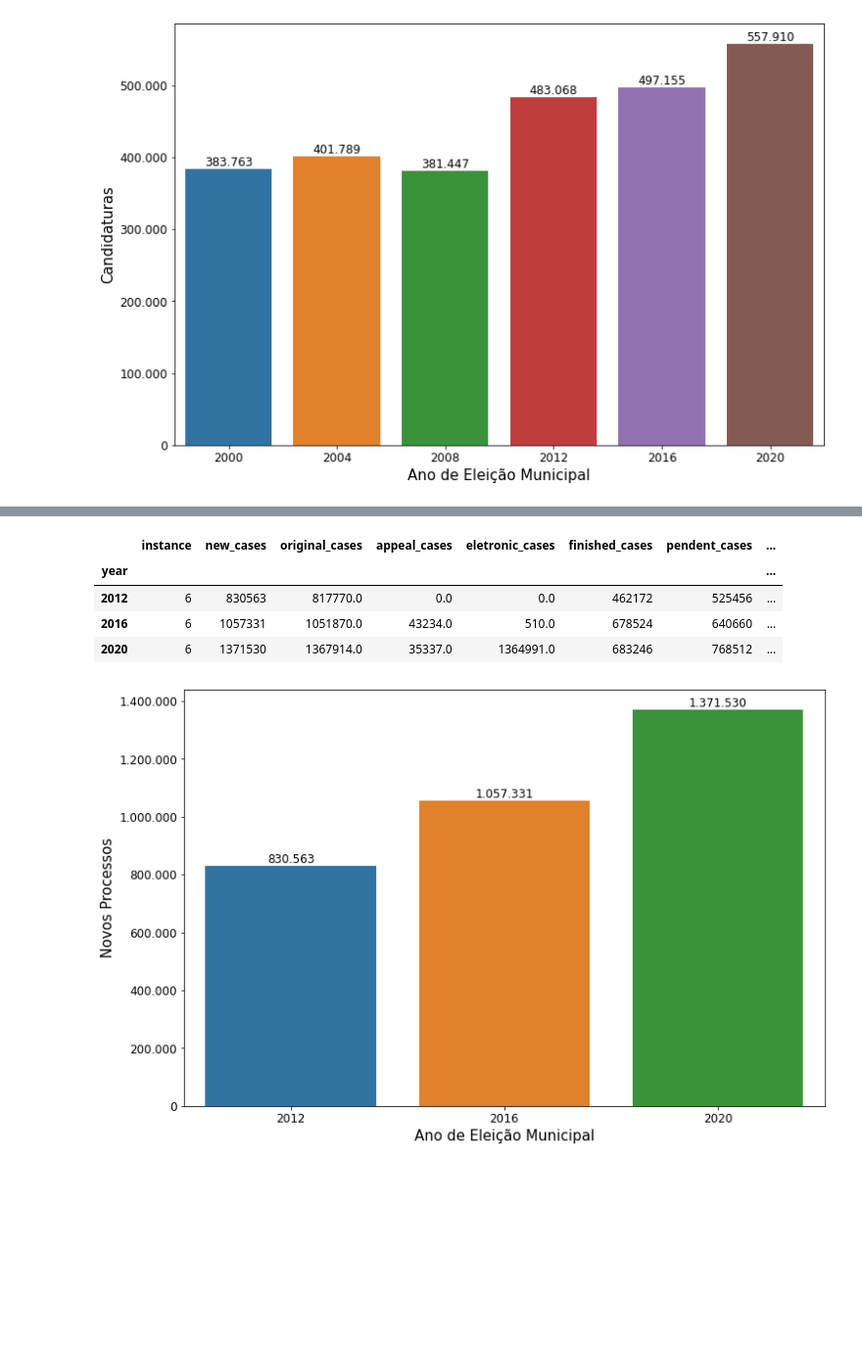
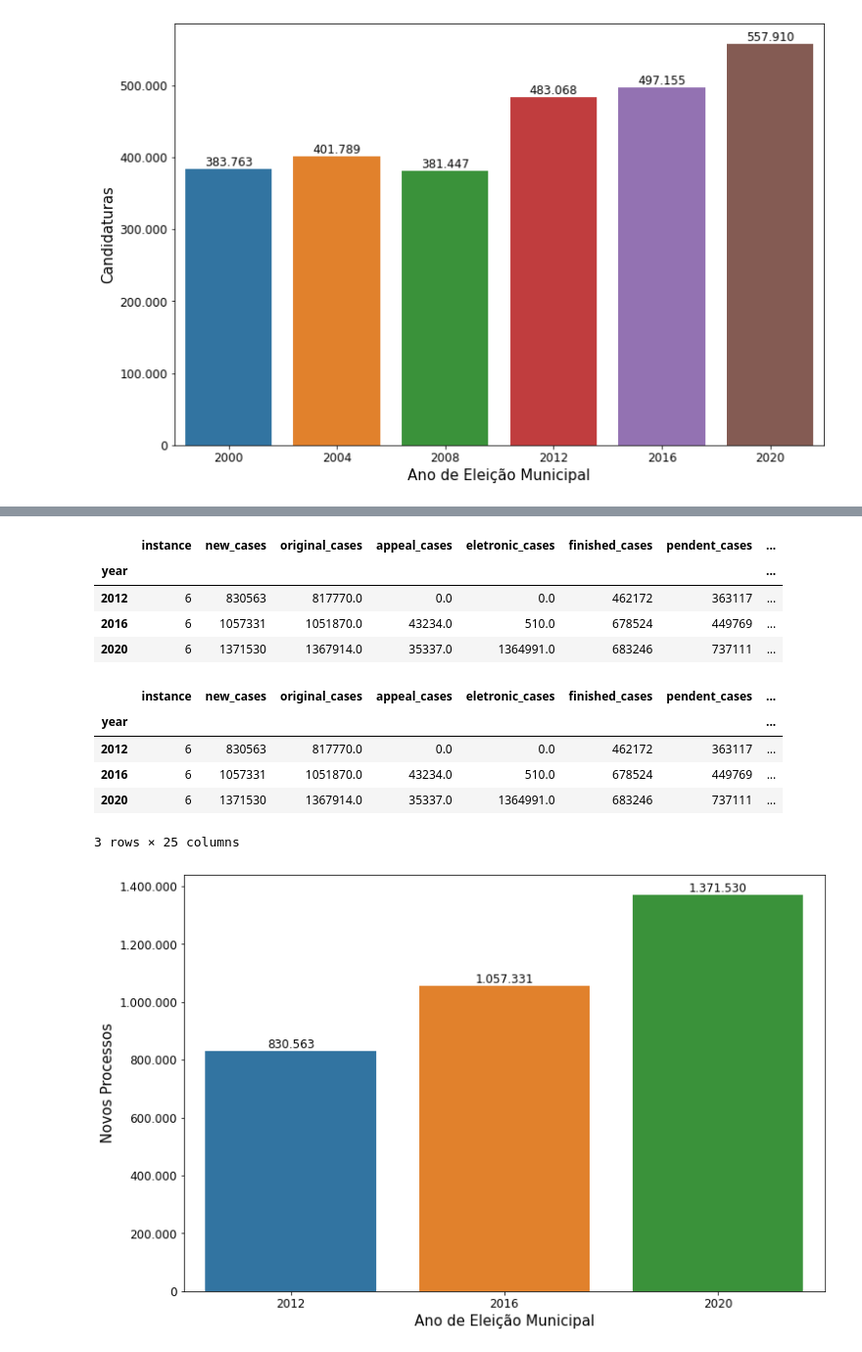
Before and after one commit to fabianumfalco/brazilian-electoral-justice-in-numbers, a Jupyter notebook: EDA_br_electoral_JusticeNumbers.ipynb, the cells around one changed output, grey strips where cells are left out. Shown at 98% size. Cells and saved outputs as stored; diff of their text form; code cells hidden in the pictures; blank space fills up the shorter version.

```diff
--- a/EDA_br_electoral_JusticeNumbers.ipynb
+++ b/EDA_br_electoral_JusticeNumbers.ipynb
@@ -142,15 +153,68 @@ municipal_election_JN
 # %%
-municipal_election_JN_sum = municipal_election_JN.groupby('year').sum()
-
-municipal_election_JN_sum
-
-#print(municipal_election_JN.groupby('year').groups)
+#municipal_election_JN_sum
 # %% [output]
 |  | instance | new_cases | original_cases | appeal_cases | eletronic_cases | finished_cases | pendent_cases | ... |
 | year |  |  |  |  |  |  |  | ... |
-| 2012 | 6 | 830563 | 817770.0 | 0.0 | 0.0 | 462172 | 525456 | ... |
-| 2016 | 6 | 1057331 | 1051870.0 | 43234.0 | 510.0 | 678524 | 640660 | ... |
-| 2020 | 6 | 1371530 | 1367914.0 | 35337.0 | 1364991.0 | 683246 | 768512 | ... |
+| 2012 | 6 | 830563 | 817770.0 | 0.0 | 0.0 | 462172 | 363117 | ... |
+| 2016 | 6 | 1057331 | 1051870.0 | 43234.0 | 510.0 | 678524 | 449769 | ... |
+| 2020 | 6 | 1371530 | 1367914.0 | 35337.0 | 1364991.0 | 683246 | 737111 | ... |
+# %%
+# Calculate some indicators of statistics of the Judiciary of Brazil -
+# https://atos.cnj.jus.br/atos/detalhar/110
+
+# Cm – New Cases by Magistrate
+municipal_election_JN_sum["Cm"] = municipal_election_JN_sum["new_cases"] / municipal_election_JN_sum["magistrates"]
+
+# Cs = New Cases by Public Servants in the Judiciary Are
+municipal_election_JN_sum["Cs"] = municipal_election_JN_sum["new_cases"] / municipal_election_JN_sum["judiciary_civil_servants"]
+
+# K - Total Workload of Magistrates
+municipal_election_JN_sum["K"] = ( municipal_election_JN_sum["finished_cases"]
+                               +  municipal_election_JN_sum["pendent_cases"]
+                               +  municipal_election_JN_sum["internal_appeals_judged"]
+                               +  municipal_election_JN_sum["internal_appeals_pendent"]) /  municipal_election_JN_sum["magistrates"]
+
+# KL - Net Workload of Magistrates
+municipal_election_JN_sum["KL"] = ( municipal_election_JN_sum["finished_cases"]
+                               +  municipal_election_JN_sum["pendent_cases"]
+                               -  municipal_election_JN_sum["suspended_cases"]
+                               +  municipal_election_JN_sum["internal_appeals_judged"]
+                               +  municipal_election_JN_sum["internal_appeals_pendent"]) /  municipal_election_JN_sum["magistrates"]
+
+
+# TC - Total Congestion Rate
+municipal_election_JN_sum["TC"] = municipal_election_JN_sum["pendent_cases"]  / (municipal_election_JN_sum["finished_cases"]
+                                                                         + municipal_election_JN_sum["pendent_cases"])
+# TCL - Net Congestion Rate
+municipal_election_JN_sum["TCL"] = (municipal_election_JN_sum["pendent_cases"] - municipal_election_JN_sum["suspended_cases"] ) / (municipal_election_JN_sum["finished_cases"]
+                                                                        + municipal_election_JN_sum["pendent_cases"]
+                                                                        - municipal_election_JN_sum["suspended_cases"] )
+
+# DTM - Terminative Process Decisions by Magistrate
+municipal_election_JN_sum["DTM"] = municipal_election_JN_sum["decisions_cases"] / municipal_election_JN_sum["magistrates"]
+
+#IPM - Magistrates' Productivity Index
+municipal_election_JN_sum["IPM"] = municipal_election_JN_sum["finished_cases"] / municipal_election_JN_sum["magistrates"]
+
+#IPSJud - Productivity Index of Public Servants in the Judiciary Area
+municipal_election_JN_sum["IPSJud"] = municipal_election_JN_sum["finished_cases"] / municipal_election_JN_sum["judiciary_civil_servants"]
+
+#IAD - Demand Response Index
+municipal_election_JN_sum["IAD"] = municipal_election_JN_sum["finished_cases"] / municipal_election_JN_sum["new_cases"]
+
+#ProcEl - Electronic Process Index
+municipal_election_JN_sum["ProcEl"] = municipal_election_JN_sum["eletronic_cases"] / municipal_election_JN_sum["new_cases"]
+
+#print(municipal_election_JN.groupby('year').groups)
+
+municipal_election_JN_sum
+# %% [output]
+|  | instance | new_cases | original_cases | appeal_cases | eletronic_cases | finished_cases | pendent_cases | ... |
+| year |  |  |  |  |  |  |  | ... |
+| 2012 | 6 | 830563 | 817770.0 | 0.0 | 0.0 | 462172 | 363117 | ... |
+| 2016 | 6 | 1057331 | 1051870.0 | 43234.0 | 510.0 | 678524 | 449769 | ... |
+| 2020 | 6 | 1371530 | 1367914.0 | 35337.0 | 1364991.0 | 683246 | 737111 | ... |
+3 rows × 25 columns
 # %%
 # Defining the plotsize
 plt.figure(figsize=(12, 8))
```
Also changed, not shown: parts of 5 cells of this notebook, 13 other files.
